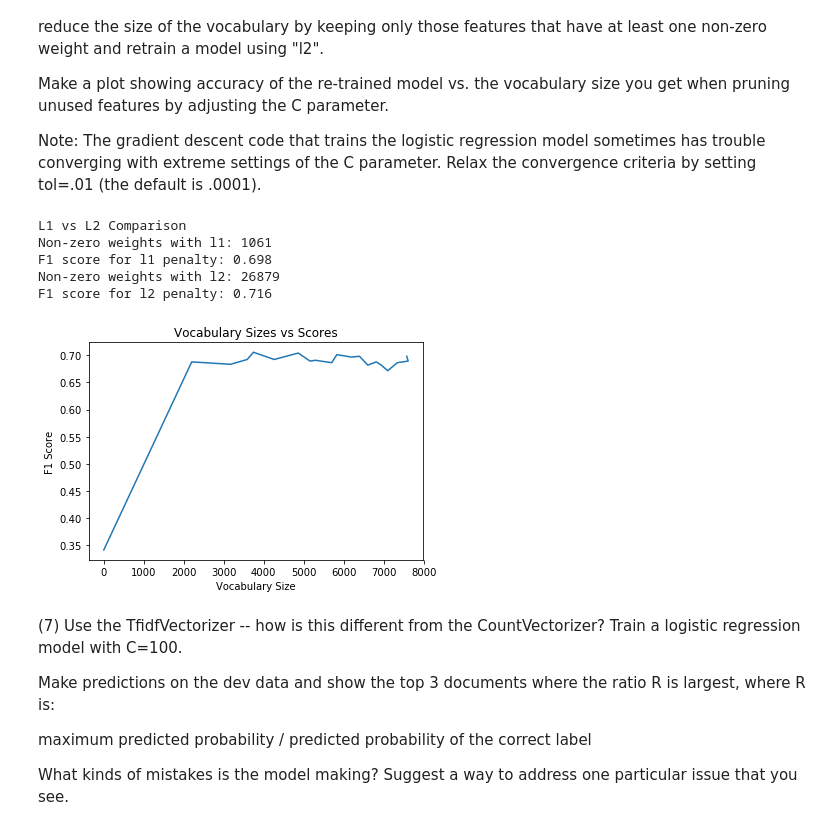
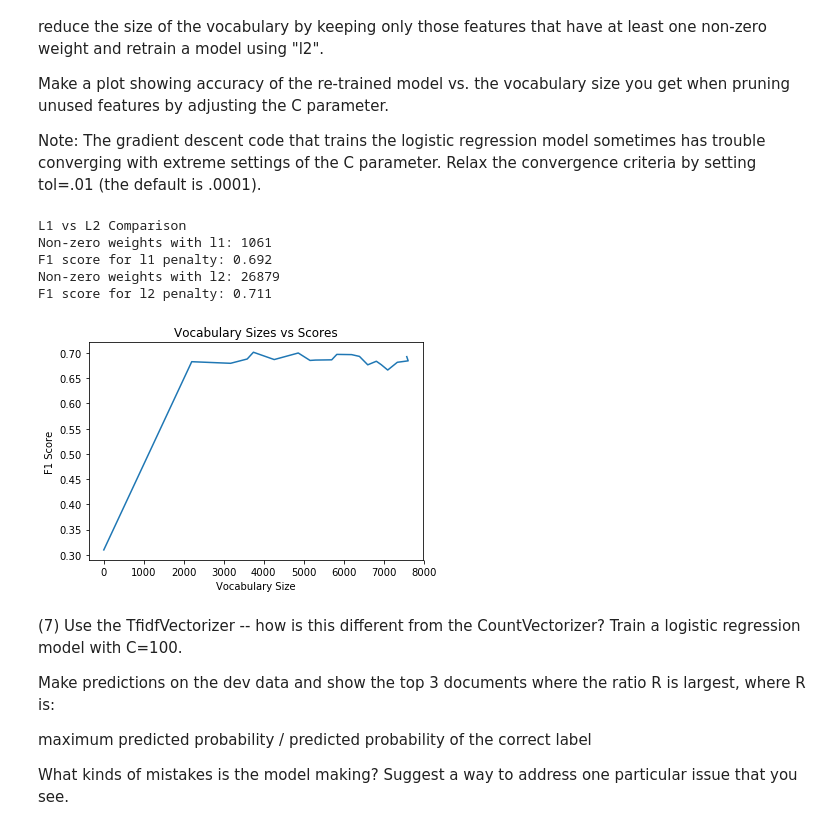
Before and after one commit to lukedoolittle/w207_summer_2017, a Jupyter notebook: project2/luke_doolittle_p2.ipynb, the cells around one changed output. Drawn from its saved outputs; the diff is of its cells as text; code cells hidden in the pictures.

```diff
--- a/project2/luke_doolittle_p2.ipynb
+++ b/project2/luke_doolittle_p2.ipynb
@@ -462,39 +465,39 @@ def RunLogisticRegression(
                                                                             axis=0))]
     score = metrics.f1_score(dev_labels,
                              pipeline.predict(dev_data),
-                             average='micro')
+                             average='weighted')
     return score, vocabulary
 
 def P6():
     # Keep this random seed here to make comparison easier.
     np.random.seed(0)
 
     print('L1 vs L2 Comparison')
     RunLogisticRegresionPrintResults(penalty='l1')
     RunLogisticRegresionPrintResults()
 
     sizes = []
     scores = []
     for c in np.linspace(.001,100,20):
         _, prunedVocabulary = RunLogisticRegression(C=c,
                                                     penalty='l1')
         score, _ = RunLogisticRegression(C=c,
                                          vocabulary=prunedVocabulary)
         scores.append(score)
         sizes.append(len(prunedVocabulary))
 
     plt.plot(sizes, scores)
     plt.title('Vocabulary Sizes vs Scores')
     plt.xlabel("Vocabulary Size")
     plt.ylabel("F1 Score")
 P6()
 # %% [output]
 L1 vs L2 Comparison
 Non-zero weights with l1: 1061
-F1 score for l1 penalty: 0.698
+F1 score for l1 penalty: 0.692
 Non-zero weights with l2: 26879
-F1 score for l2 penalty: 0.716
+F1 score for l2 penalty: 0.711
-[figure, old version]
+[figure, new version]
 # %% [markdown]
 (7) Use the TfidfVectorizer -- how is this different from the CountVectorizer? Train a logistic regression model with C=100.
 
```
Also changed, not shown: parts of 3 cells of this notebook.
